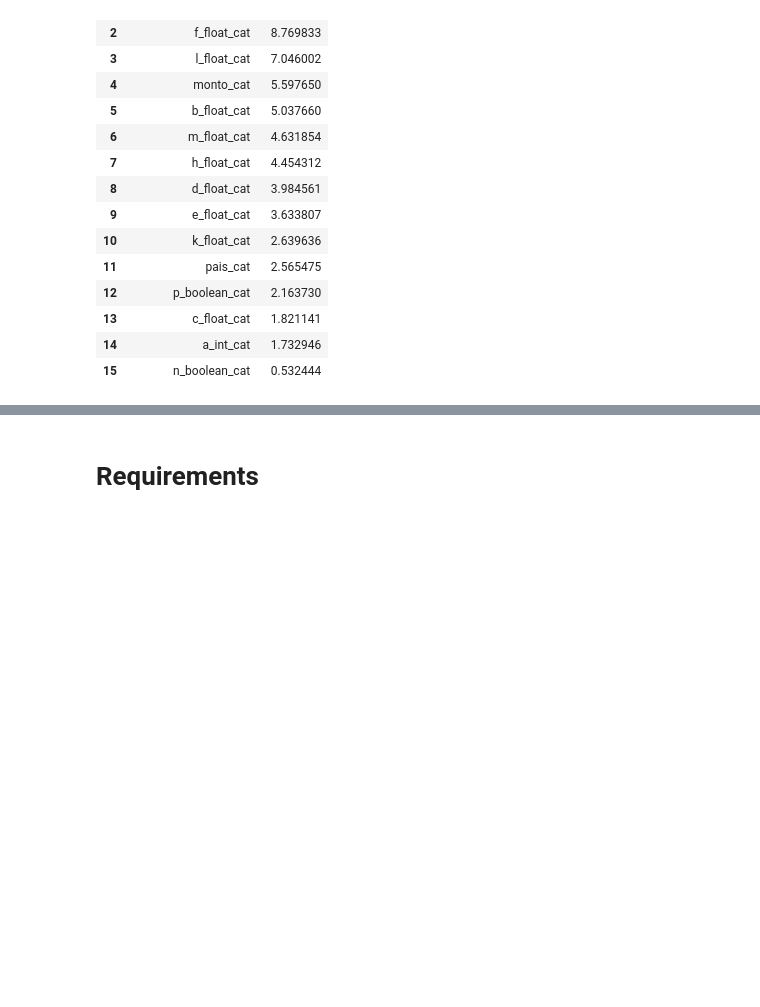
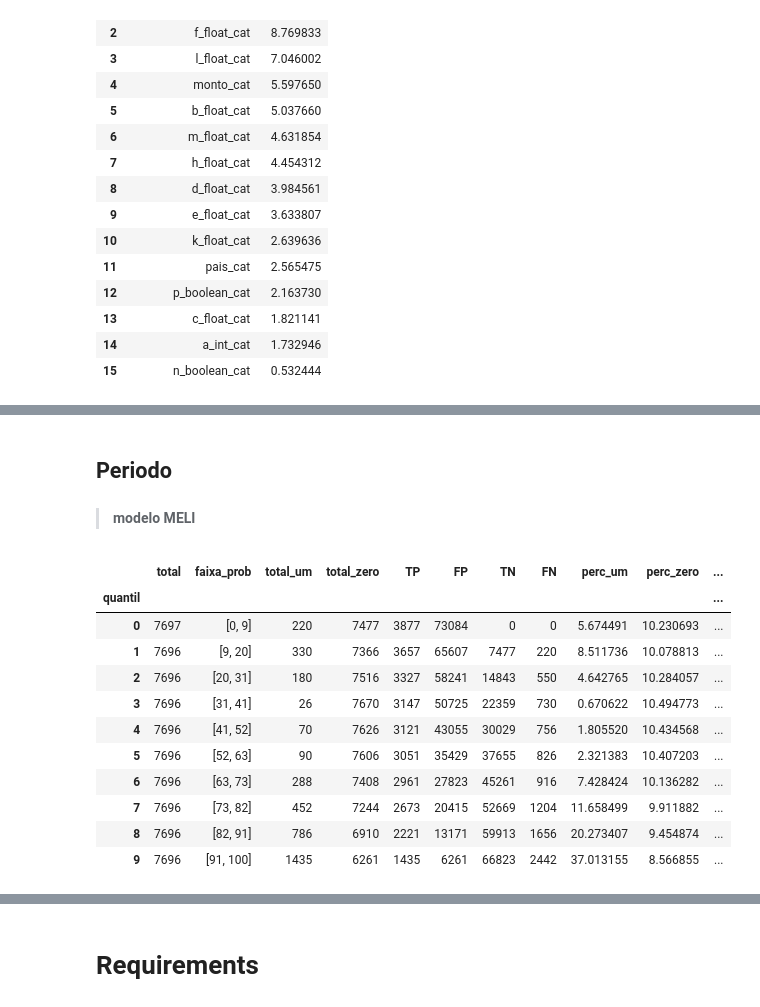
Before and after one commit to caanpaip/ML-anti-fraud, a Jupyter notebook: notebooks/2.Feature_engineering.ipynb, the cells around one changed output, grey strips where cells are left out. Cells and saved outputs as stored; diff of their text form; code cells hidden in the pictures; blank space fills up the shorter version.

Commit message:
Testando por periodo

```diff
--- a/notebooks/2.Feature_engineering.ipynb
+++ b/notebooks/2.Feature_engineering.ipynb
@@ -461,3 +437,28 @@ utils_ml.metric_evaluation(df_test, probability, label, quantil)
 | 7 | 4500 | [0.33389494787268126, 0.487601922... | 176 | 4324 | 2115 | 11385 | 31365 | 135 | 7.822222 | 10.114620 | ... |
 | 8 | 4500 | [0.4876033086960946, 0.6836197436... | 393 | 4107 | 1939 | 7061 | 35689 | 311 | 17.466667 | 9.607018 | ... |
 | 9 | 4500 | [0.6837212627486914, 0.9986650631... | 1546 | 2954 | 1546 | 2954 | 39796 | 704 | 68.711111 | 6.909942 | ... |
+# %% [markdown]
+## Periodo
+# %% [markdown]
+> **modelo MELI**
+# %%
+df_marco = df.query(f"data<'2020-04-01'")
+
+probability = "score"
+label="fraude"
+quantil=10
+
+utils_ml.metric_evaluation(df_marco, probability, label, quantil)
+# %% [output]
+|  | total | faixa_prob | total_um | total_zero | TP | FP | TN | FN | perc_um | perc_zero | ... |
+| quantil |  |  |  |  |  |  |  |  |  |  | ... |
+| 0 | 7697 | [0, 9] | 220 | 7477 | 3877 | 73084 | 0 | 0 | 5.674491 | 10.230693 | ... |
+| 1 | 7696 | [9, 20] | 330 | 7366 | 3657 | 65607 | 7477 | 220 | 8.511736 | 10.078813 | ... |
+| 2 | 7696 | [20, 31] | 180 | 7516 | 3327 | 58241 | 14843 | 550 | 4.642765 | 10.284057 | ... |
+| 3 | 7696 | [31, 41] | 26 | 7670 | 3147 | 50725 | 22359 | 730 | 0.670622 | 10.494773 | ... |
+| 4 | 7696 | [41, 52] | 70 | 7626 | 3121 | 43055 | 30029 | 756 | 1.805520 | 10.434568 | ... |
+| 5 | 7696 | [52, 63] | 90 | 7606 | 3051 | 35429 | 37655 | 826 | 2.321383 | 10.407203 | ... |
+| 6 | 7696 | [63, 73] | 288 | 7408 | 2961 | 27823 | 45261 | 916 | 7.428424 | 10.136282 | ... |
+| 7 | 7696 | [73, 82] | 452 | 7244 | 2673 | 20415 | 52669 | 1204 | 11.658499 | 9.911882 | ... |
+| 8 | 7696 | [82, 91] | 786 | 6910 | 2221 | 13171 | 59913 | 1656 | 20.273407 | 9.454874 | ... |
+| 9 | 7696 | [91, 100] | 1435 | 6261 | 1435 | 6261 | 66823 | 2442 | 37.013155 | 8.566855 | ... |
```
Also changed, not shown: parts of 9 cells of this notebook.
